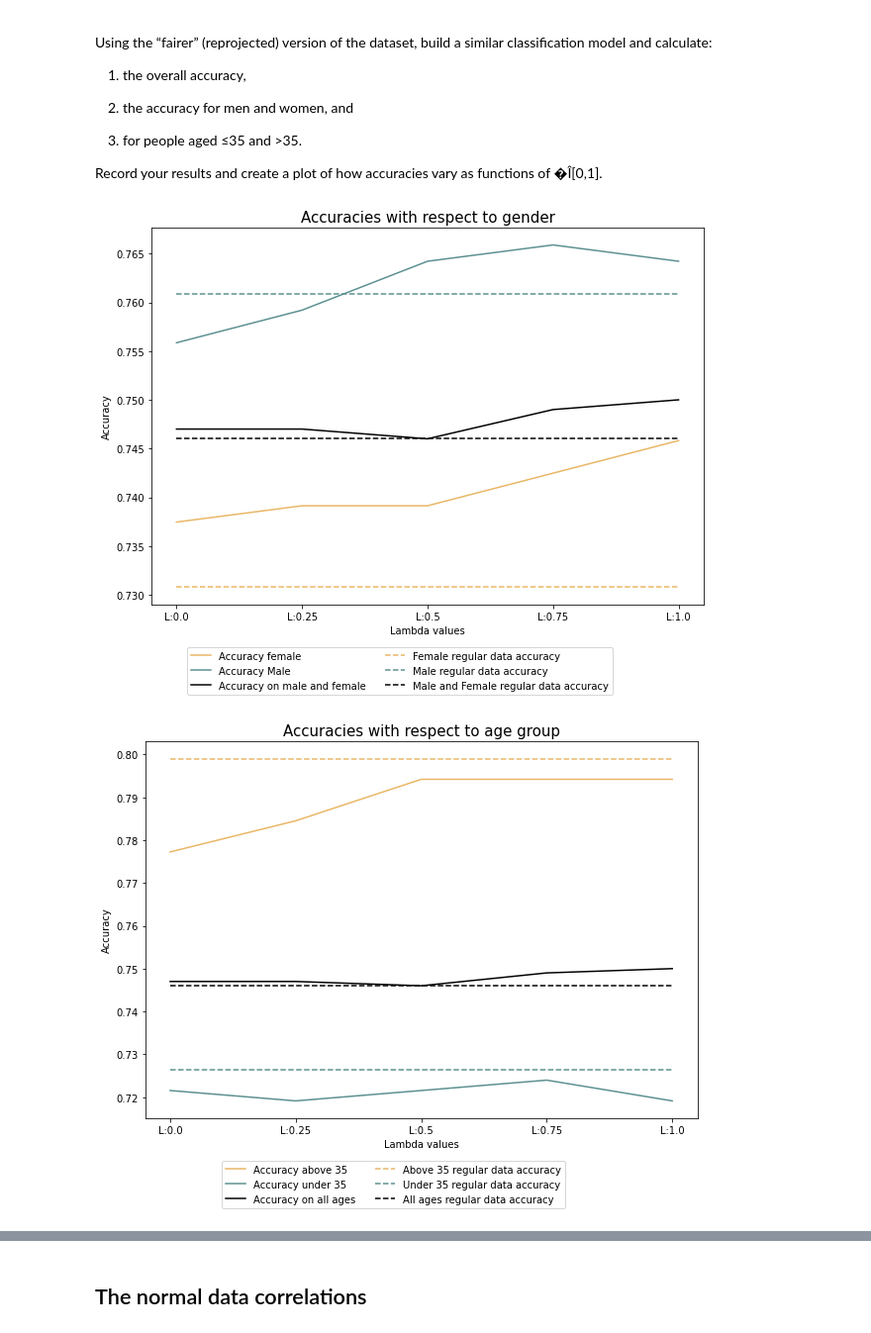
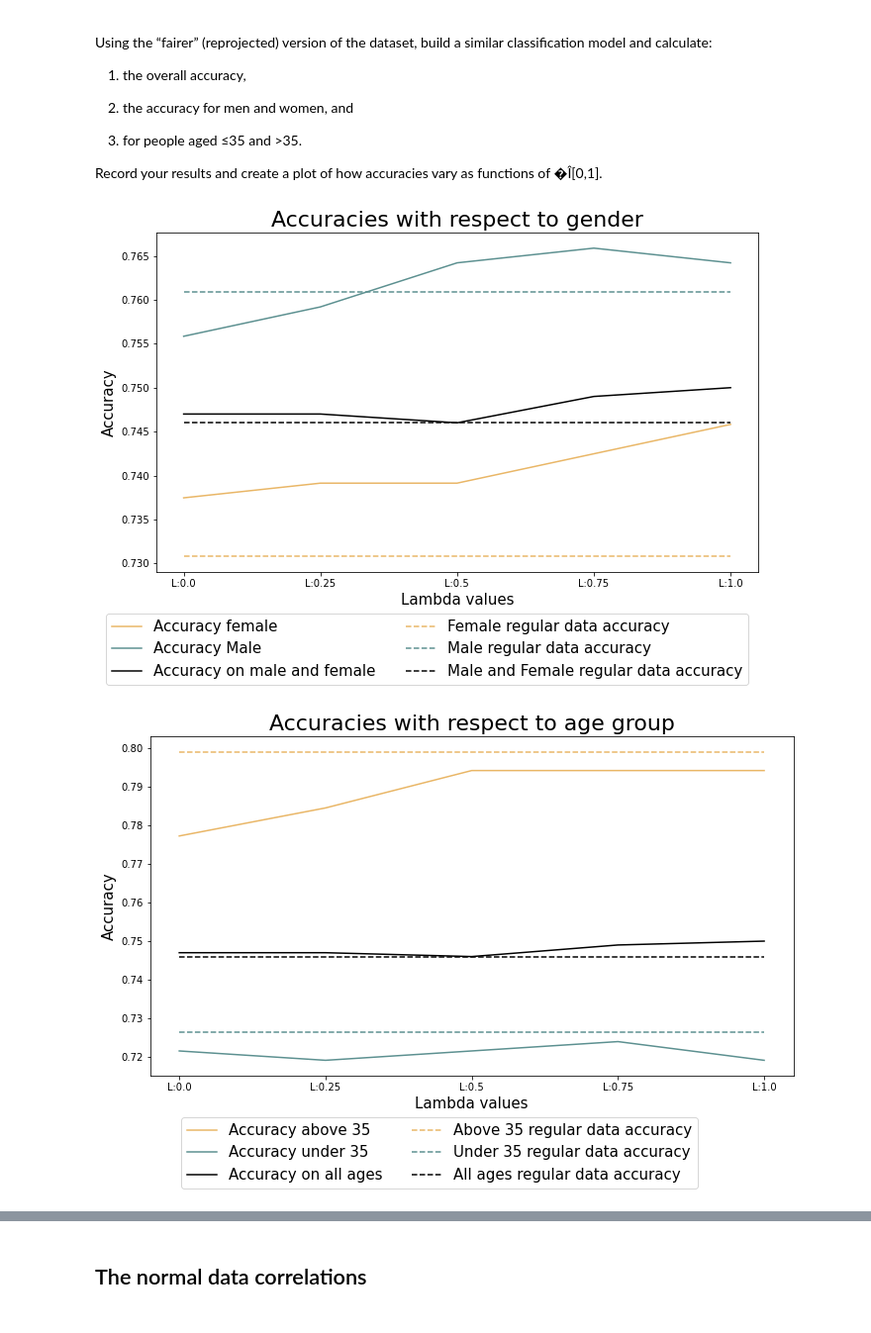
Before and after one commit to ViktorTorp/debiasing_credit_card_data, a Jupyter notebook: 00_debiasing_credit_card_data.ipynb, the cells around one changed output, grey strips where cells are left out. Shown at 99% size. Cells and saved outputs as stored; diff of their text form; code cells hidden in the pictures.

Commit message:
Added figures

```diff
--- a/00_debiasing_credit_card_data.ipynb
+++ b/00_debiasing_credit_card_data.ipynb
@@ -9,7 +9,7 @@ from sklearn.metrics import accuracy_score
 from sklearn.model_selection import train_test_split
 from sklearn import preprocessing
 plt.rcParams["figure.figsize"] = (10,7)
-plt.rcParams['axes.titlesize'] = 15
+plt.rcParams['axes.titlesize'] = 22
 # %% [markdown]
 Using the preprocessed South German Credit Card data use the techniques presented in *A Geometric Solution to Fair Representation* to create a fairer version of the dataset. For this assignment you will work with 2 protected attributes: gender and age (in the dataset they are called personal_status_sex and age). personal_status_sex = 0 means the person is male, while personal_status_sex = 1 means the person is female. age is given in years.
 # %%
@@ -410,25 +410,27 @@ experiments_labels = [f"L:{x}" for x in lambdas]
 # %%
 b = "#E9B666"
 g = "#5C9090"
 plt.plot(aggregated_female[:-1], label="Accuracy female", c=b)
 plt.hlines(y=aggregated_female[-1], xmin=0, xmax=4, colors=b, linestyle="--", label="Female regular data accuracy")
 
 plt.plot(aggregated_male[:-1], label="Accuracy Male", c=g)
 plt.hlines(y=aggregated_male[-1], xmin=0, xmax=4, colors=g, linestyle="--", label="Male regular data accuracy")
 
 plt.plot(aggregated_accs[:-1], label="Accuracy on male and female", c="black")
 plt.hlines(y=aggregated_accs[-1], xmin=0, xmax=4, label="Male and Female regular data accuracy", colors="black", linestyle="--")
 
 plt.xticks(ticks=list(range(len(experiments_labels))), labels=experiments_labels)
 
-plt.ylabel("Accuracy")
-plt.xlabel("Lambda values")
+plt.ylabel("Accuracy", fontsize=15)
+plt.xlabel("Lambda values", fontsize=15)
 plt.legend(loc='upper center', bbox_to_anchor=(0.45, -0.1),
-          fancybox=True, ncol=2)
+          fancybox=True, ncol=2, fontsize=15)
 plt.title("Accuracies with respect to gender")
+plt.tight_layout()
+plt.savefig("figs/accuracies_sex.png")
 plt.show()
 # %% [output]
-[figure, old version]
+[figure, new version]
 # %%
 b = "#E9B666"
 g = "#5C9090"
@@ -443,14 +445,17 @@ plt.hlines(y=aggregated_accs[-1], xmin=0, xmax=4, label="All ages regular data a
 
 plt.xticks(ticks=list(range(len(experiments_labels))), labels=experiments_labels)
 
-plt.ylabel("Accuracy")
-plt.xlabel("Lambda values")
+plt.ylabel("Accuracy", fontsize=15)
+plt.xlabel("Lambda values", fontsize=15)
 plt.legend(loc='upper center', bbox_to_anchor=(0.45, -0.1),
-          fancybox=True, ncol=2)
+          fancybox=True, ncol=2, fontsize=15)
 plt.title("Accuracies with respect to age group")
+plt.tight_layout()
+plt.savefig("figs/accuracies_age.png")
+
 plt.show()
 # %% [output]
-[figure, old version]
+[figure, new version]
 # %%
 b = "#E9B666"
 g = "#5C9090"
```
Also changed, not shown: parts of 15 cells of this notebook, 11 other files.
